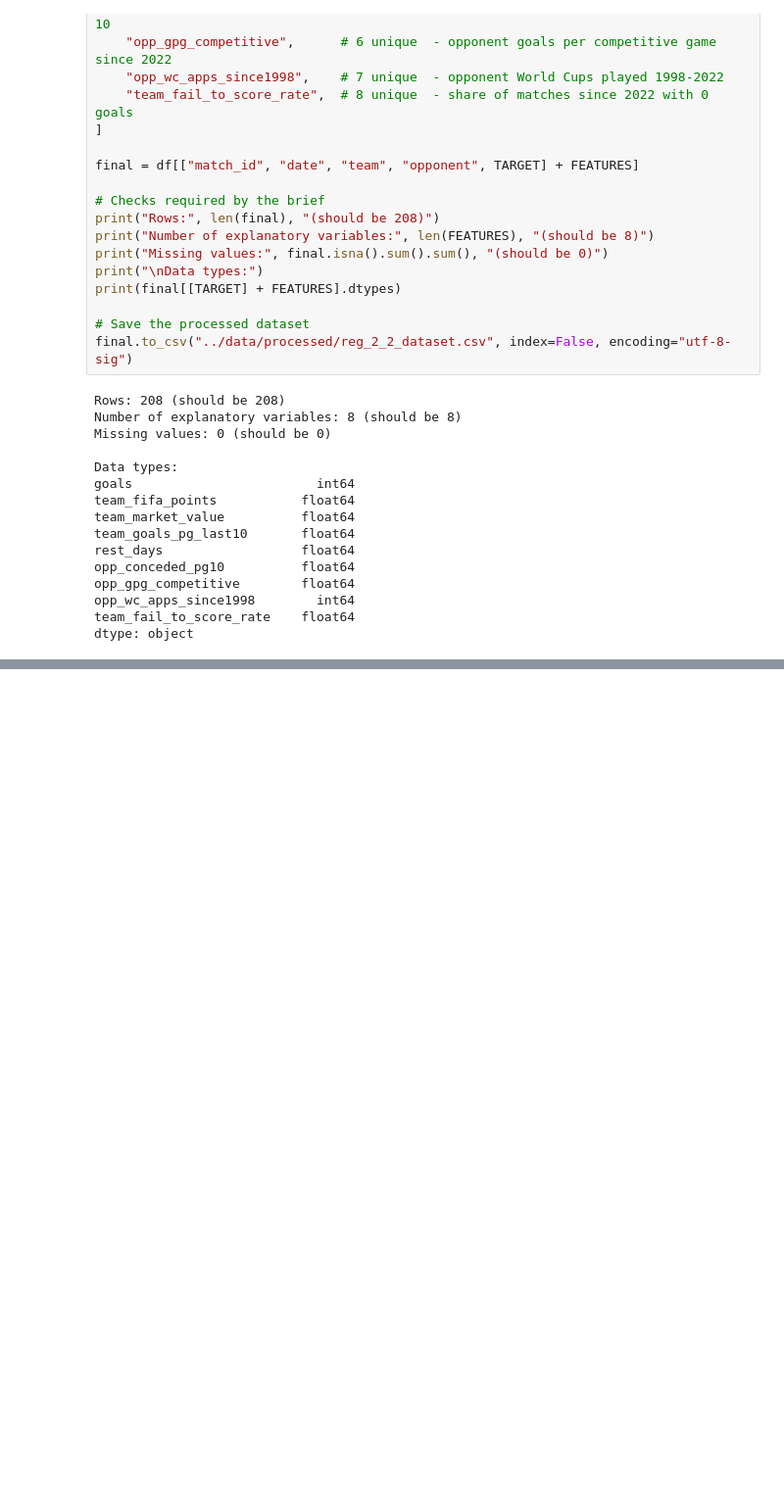
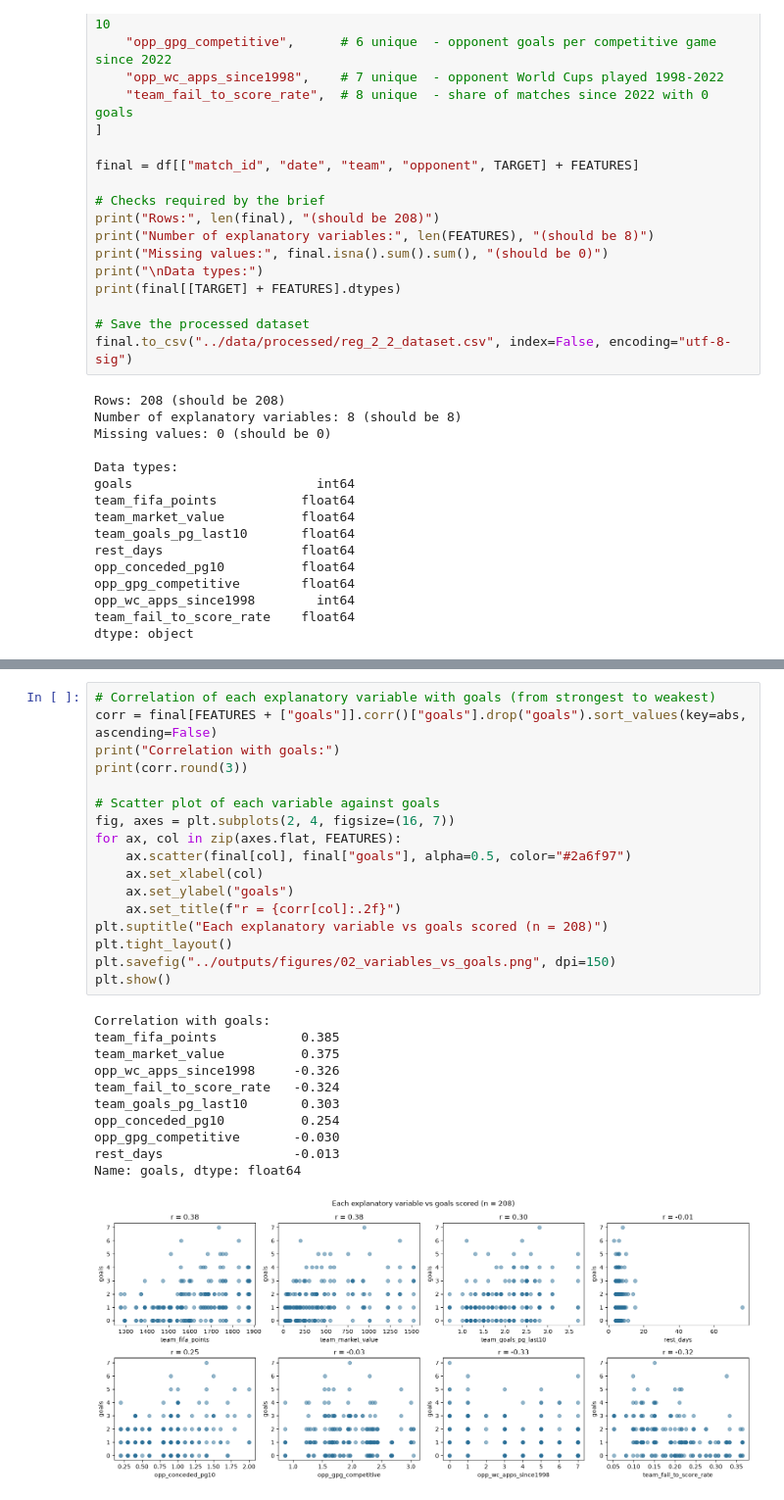
Before and after one commit to Cremsoline/HIT140-WorldCup2026-Goals, a Jupyter notebook: notebooks/reg_2_2_goals.ipynb, the cells around one changed output, grey strips where cells are left out. Shown at 98% size. Saved outputs shown, nothing was run; the diff lists cells and outputs as text; blank space fills up the shorter version.

```diff
--- a/notebooks/reg_2_2_goals.ipynb
+++ b/notebooks/reg_2_2_goals.ipynb
@@ -283,0 +316,29 @@ dtype: object
+# %%
+# Correlation of each explanatory variable with goals (from strongest to weakest)
+corr = final[FEATURES + ["goals"]].corr()["goals"].drop("goals").sort_values(key=abs, ascending=False)
+print("Correlation with goals:")
+print(corr.round(3))
+
+# Scatter plot of each variable against goals
+fig, axes = plt.subplots(2, 4, figsize=(16, 7))
+for ax, col in zip(axes.flat, FEATURES):
+    ax.scatter(final[col], final["goals"], alpha=0.5, color="#2a6f97")
+    ax.set_xlabel(col)
+    ax.set_ylabel("goals")
+    ax.set_title(f"r = {corr[col]:.2f}")
+plt.suptitle("Each explanatory variable vs goals scored (n = 208)")
+plt.tight_layout()
+plt.savefig("../outputs/figures/02_variables_vs_goals.png", dpi=150)
+plt.show()
+# %% [output]
+Correlation with goals:
+team_fifa_points           0.385
+team_market_value          0.375
+opp_wc_apps_since1998     -0.326
+team_fail_to_score_rate   -0.324
+team_goals_pg_last10       0.303
+opp_conceded_pg10          0.254
+opp_gpg_competitive       -0.030
+rest_days                 -0.013
+Name: goals, dtype: float64
+[figure, added]
```
Also changed, not shown: parts of 3 cells of this notebook.
